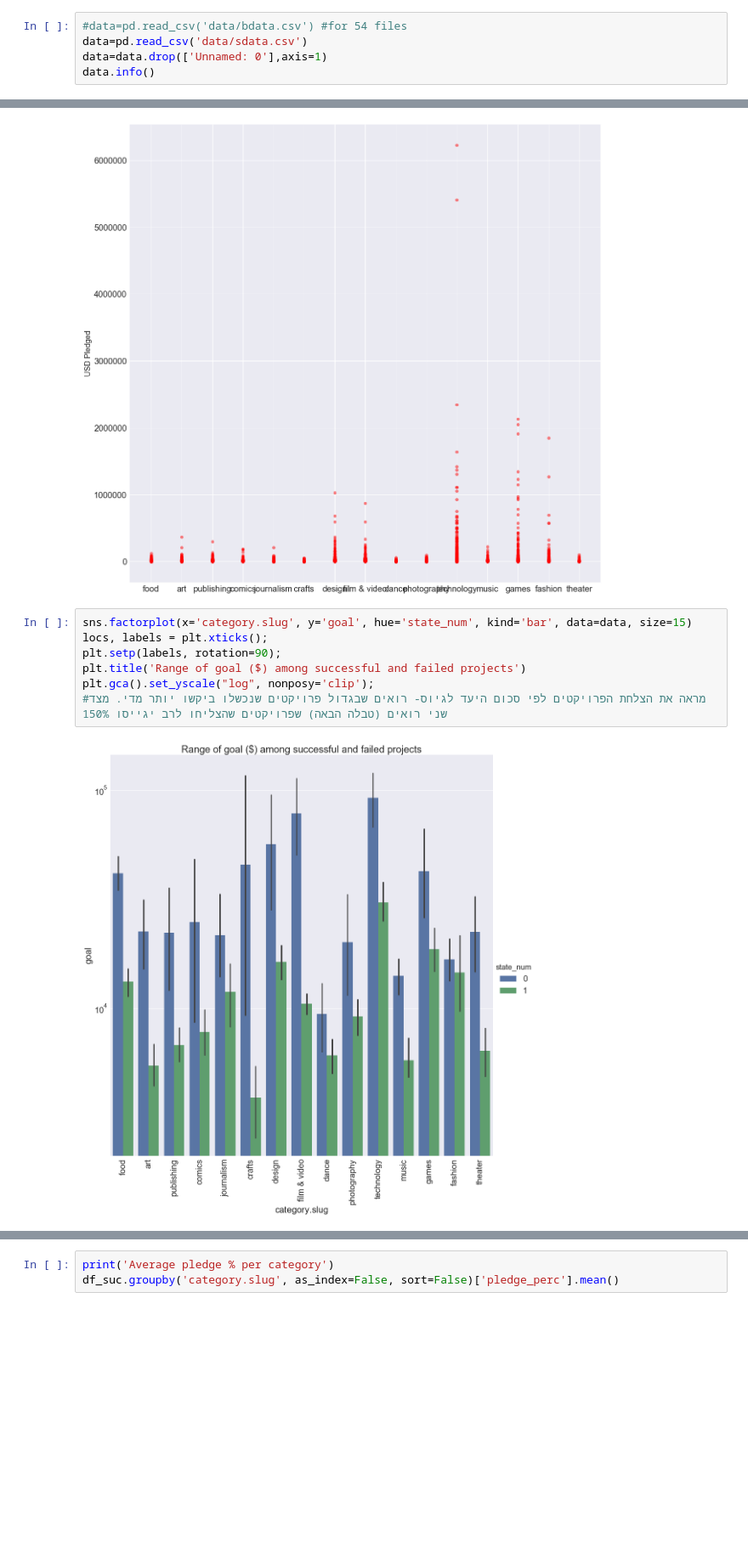
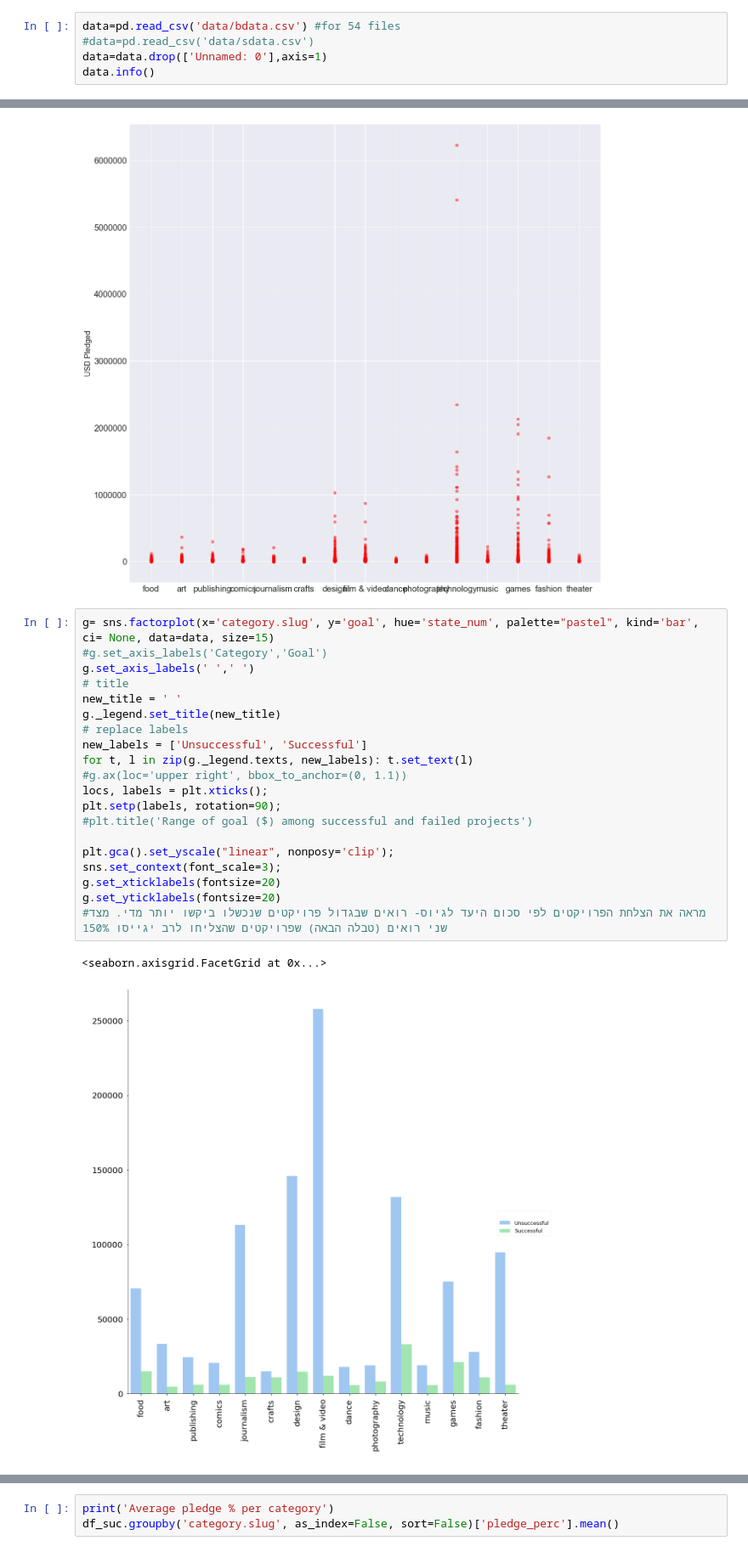
Before and after one commit to etoister/Kickstarter, a Jupyter notebook: Kicker Oracle-vis.ipynb, the cells around one changed output, grey strips where cells are left out. Shown at 85% size. Cells and saved outputs as stored; diff of their text form; blank space fills up the shorter version.

```diff
--- a/Kicker Oracle-vis.ipynb
+++ b/Kicker Oracle-vis.ipynb
@@ -22,8 +22,8 @@ from os import path
 from PIL import Image
 from wordcloud import WordCloud, STOPWORDS, ImageColorGenerator
 # %%
-#data=pd.read_csv('data/bdata.csv') #for 54 files
-data=pd.read_csv('data/sdata.csv')
+data=pd.read_csv('data/bdata.csv') #for 54 files
+#data=pd.read_csv('data/sdata.csv')
 data=data.drop(['Unnamed: 0'],axis=1)
 data.info()
 # %% [output]
@@ -149,12 +276,26 @@ plt.ylabel("USD Pledged",fontsize=18)
 Text(0,0.5,'USD Pledged')
 [figure]
 # %%
-sns.factorplot(x='category.slug', y='goal', hue='state_num', kind='bar', data=data, size=15)
+g= sns.factorplot(x='category.slug', y='goal', hue='state_num', palette="pastel", kind='bar', ci= None, data=data, size=15)
+#g.set_axis_labels('Category','Goal')
+g.set_axis_labels(' ',' ')
+# title
+new_title = ' '
+g._legend.set_title(new_title)
+# replace labels
+new_labels = ['Unsuccessful', 'Successful']
+for t, l in zip(g._legend.texts, new_labels): t.set_text(l)
+#g.ax(loc='upper right', bbox_to_anchor=(0, 1.1))
 locs, labels = plt.xticks();
 plt.setp(labels, rotation=90);
-plt.title('Range of goal ($) among successful and failed projects')
-plt.gca().set_yscale("log", nonposy='clip');
+#plt.title('Range of goal ($) among successful and failed projects')
+
+plt.gca().set_yscale("linear", nonposy='clip');
+sns.set_context(font_scale=3);
+g.set_xticklabels(fontsize=20)
+g.set_yticklabels(fontsize=20)
 #מראה את הצלחת הפרויקטים לפי סכום היעד לגיוס- רואים שבגדול פרויקטים שנכשלו ביקשו יותר מדי. מצד שני רואים (טבלה הבאה) שפרויקטים שהצליחו לרב יגייסו 150%
 # %% [output]
+<seaborn.axisgrid.FacetGrid at 0x...>
-[figure, old version]
+[figure, new version]
 # %%
```
Also changed, not shown: parts of 11 cells of this notebook, 3 other files.
